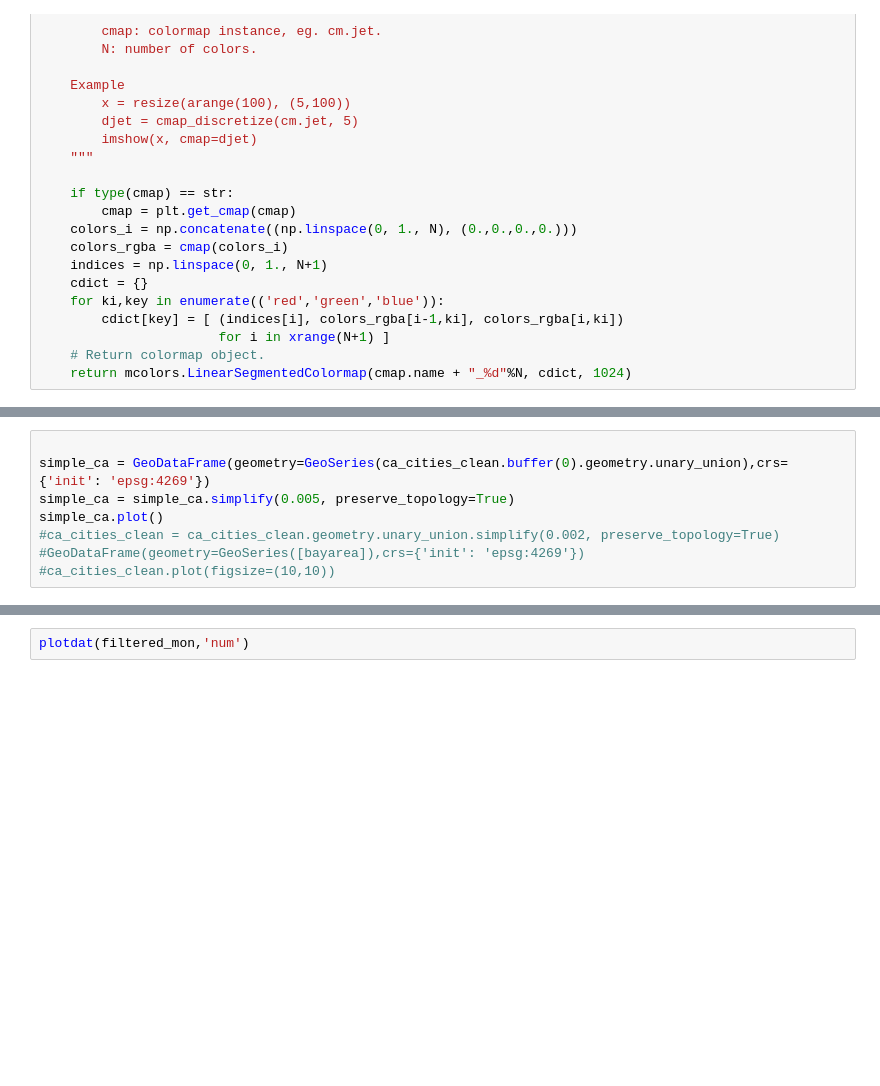
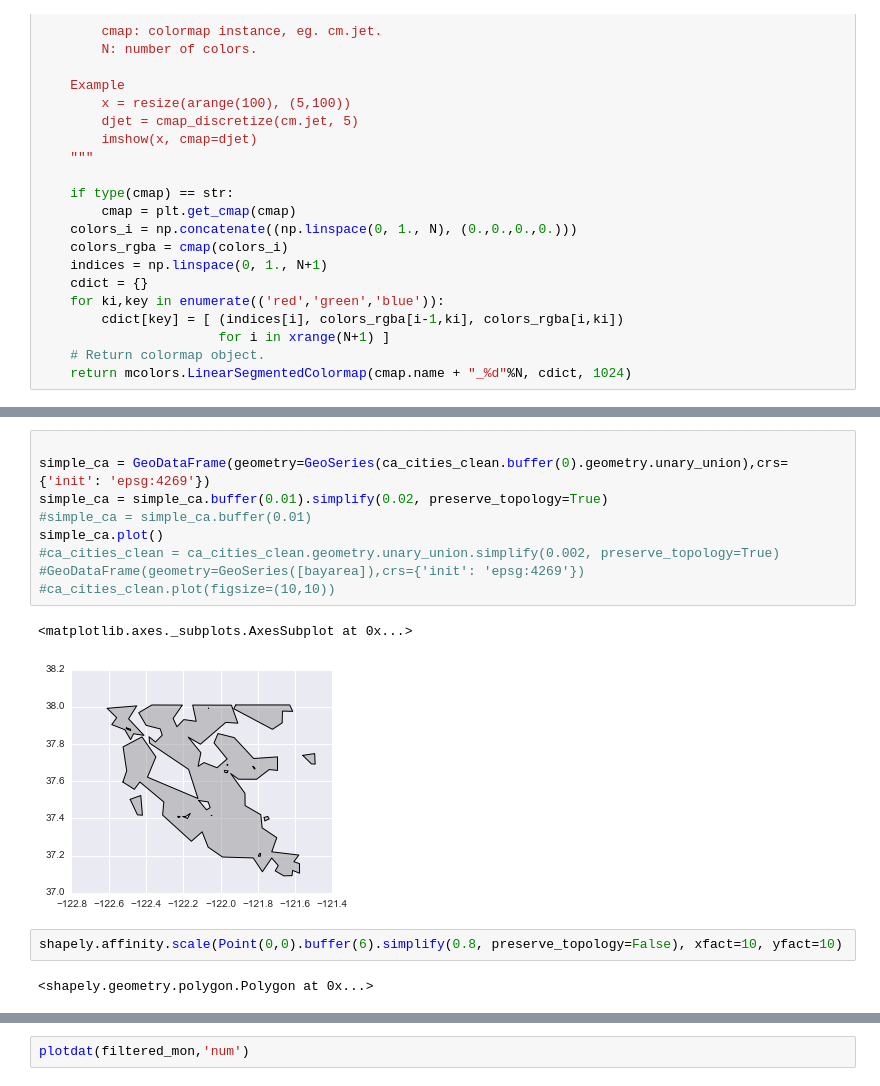
Before and after one commit to kvey/pogonotebook, a Jupyter notebook: BetterMaps.ipynb, the cells around one changed output, grey strips where cells are left out. Drawn from its saved outputs; the diff is of its cells as text; blank space fills up the shorter version.

```diff
--- a/BetterMaps.ipynb
+++ b/BetterMaps.ipynb
@@ -114,9 +119,17 @@ ca_cities_clean.plot(figsize=(10,10))
 # %%
 
 simple_ca = GeoDataFrame(geometry=GeoSeries(ca_cities_clean.buffer(0).geometry.unary_union),crs={'init': 'epsg:4269'})
-simple_ca = simple_ca.simplify(0.005, preserve_topology=True)
+simple_ca = simple_ca.buffer(0.01).simplify(0.02, preserve_topology=True)
+#simple_ca = simple_ca.buffer(0.01)
 simple_ca.plot()
 #ca_cities_clean = ca_cities_clean.geometry.unary_union.simplify(0.002, preserve_topology=True)
 #GeoDataFrame(geometry=GeoSeries([bayarea]),crs={'init': 'epsg:4269'})
 #ca_cities_clean.plot(figsize=(10,10))
+# %% [output]
+<matplotlib.axes._subplots.AxesSubplot at 0x...>
+[figure, added]
+# %%
+shapely.affinity.scale(Point(0,0).buffer(6).simplify(0.8, preserve_topology=False), xfact=10, yfact=10)
+# %% [output]
+<shapely.geometry.polygon.Polygon at 0x...>
 # %%
```
Also changed, not shown: parts of 13 cells of this notebook, 1 other file.
